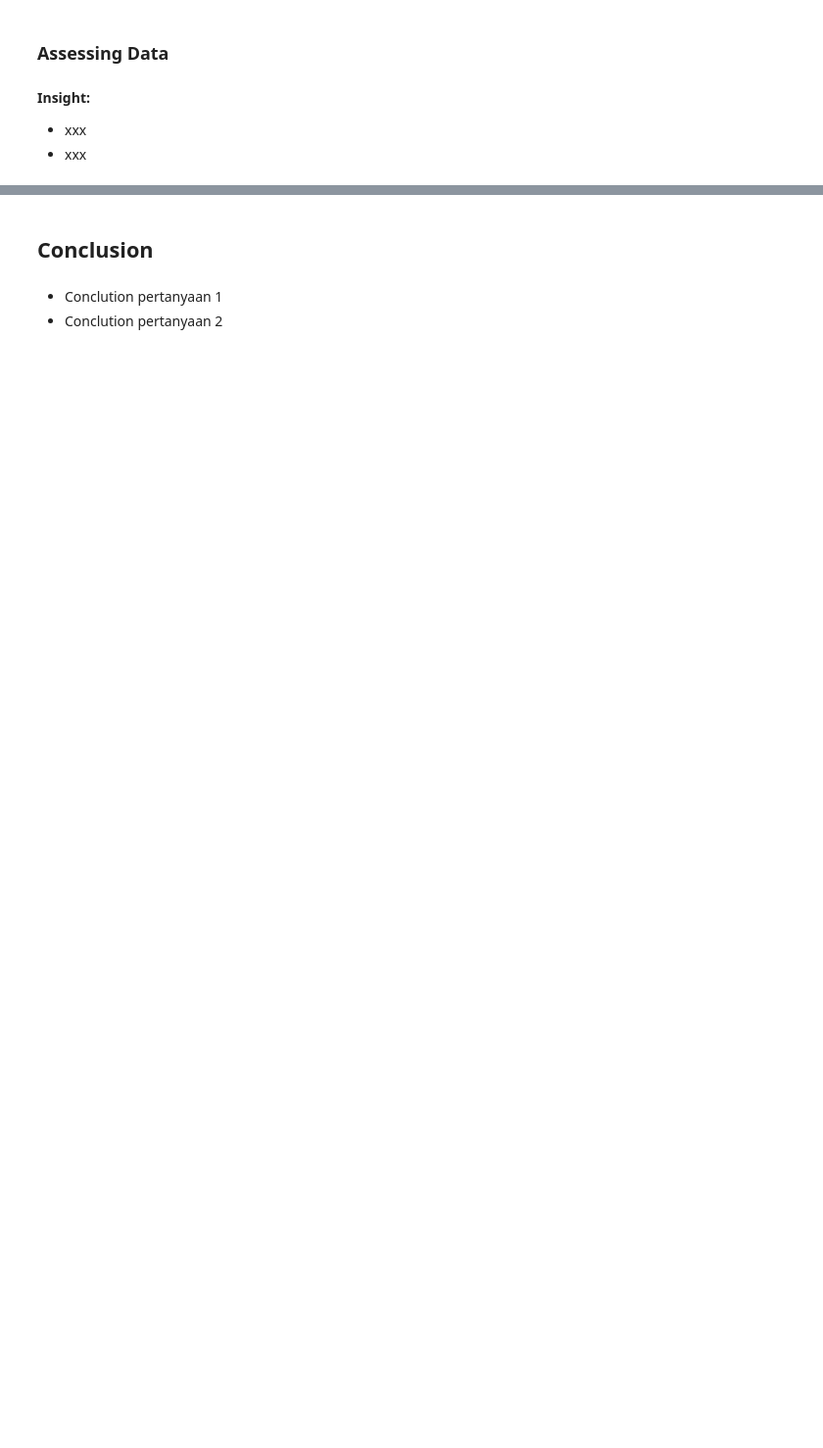
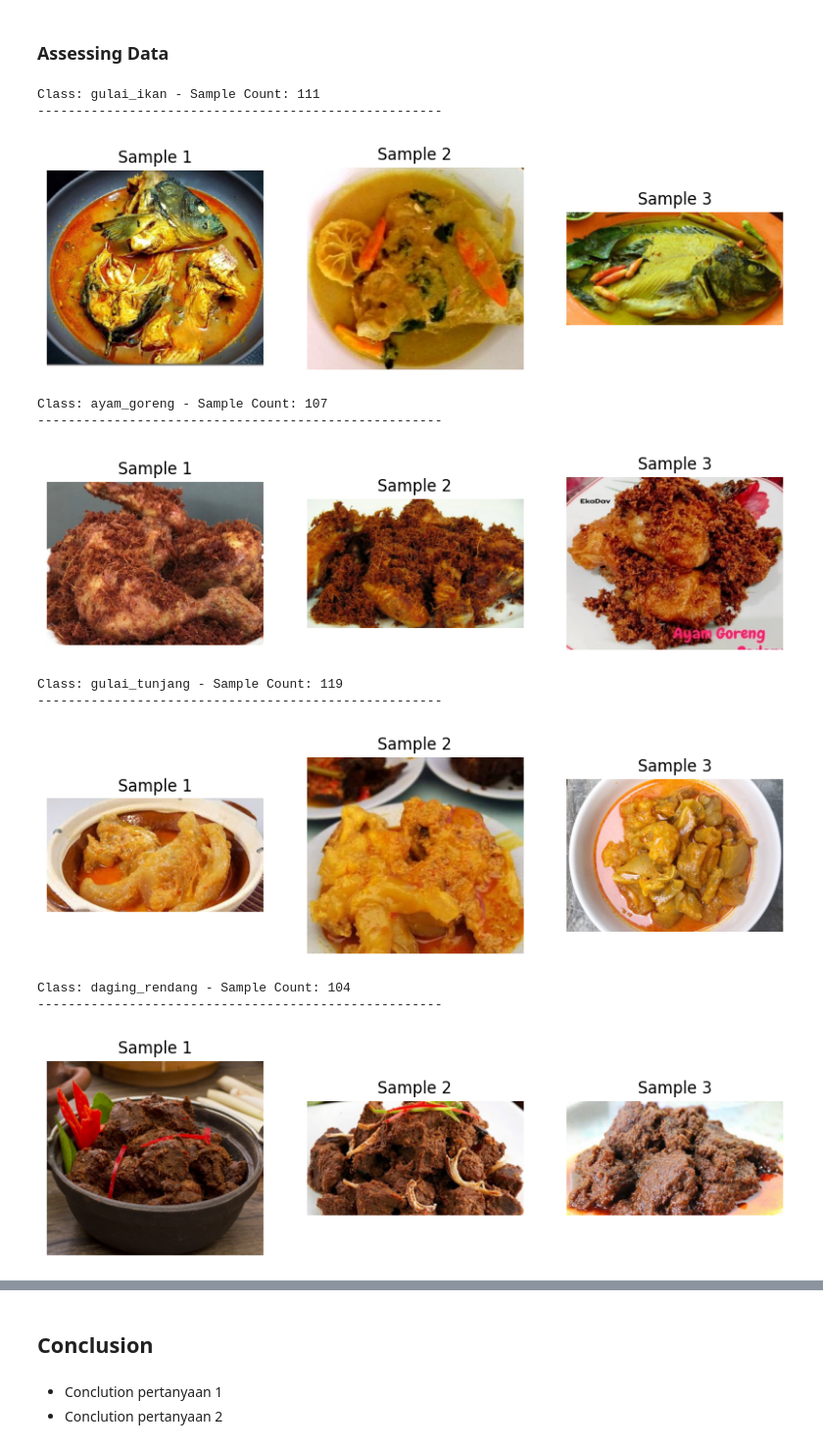
Before and after one commit to CaloCare/MachineLearning, a Jupyter notebook: CaloCare.ipynb, the cells around one changed output, grey strips where cells are left out. Shown at 98% size. Saved outputs shown, nothing was run; the diff lists cells and outputs as text; code cells hidden in the pictures; blank space fills up the shorter version.

```diff
--- a/CaloCare.ipynb
+++ b/CaloCare.ipynb
@@ -148,6 +68,56 @@ Jumlah data test: 384
 # %% [markdown]
 ### Assessing Data
-# %% [markdown]
-**Insight:**
-- xxx
-- xxx
+# %%
+# Define the dataset folder location
+dataset_folder = "/content/padangfood/dataset_padang_food"
+
+# Create a dictionary to store the number of samples in each class
+class_counts = {}
+
+# Loop through each class in the dataset
+for class_name in os.listdir(dataset_folder):
+    class_folder = os.path.join(dataset_folder, class_name)
+
+    # Ensure that only folders (not files) are processed in the loop
+    if os.path.isdir(class_folder):
+        # Count the number of images in each class
+        num_images = len([f for f in os.listdir(class_folder) if os.path.isfile(os.path.join(class_folder, f))]) # only count files, not directories
+        class_counts[class_name] = num_images
+
+        # Display some sample images from each class
+        print(f"Class: {class_name} - Sample Count: {num_images}")
+        print("-----------------------------------------------------")
+        plt.figure(figsize=(10, 5))
+        for i, image_file in enumerate([f for f in os.listdir(class_folder) if os.path.isfile(os.path.join(class_folder, f))][:3]): # loop over files, not directories
+            # Full path to the image
+            image_path = os.path.join(class_folder, image_file)
+            # Read and display the image using Matplotlib
+            plt.subplot(1, 3, i + 1)
+            image = mpimg.imread(image_path)
+            plt.imshow(image)
+            plt.title(f"Sample {i + 1}")
+            plt.axis('off')  # Remove axes
+        plt.show()
+        print("\n")
+
+# Display the sample distribution for each class
+plt.figure(figsize=(10, 5))
+plt.bar(class_counts.keys(), class_counts.values())
+plt.title('Sample Distribution by Class')
+plt.xlabel('Class')
+plt.ylabel('Sample Count')
+plt.xticks(rotation=45)
+plt.show()
+# %% [output]
+Class: gulai_ikan - Sample Count: 111
+-----------------------------------------------------
+[figure, added]
+Class: ayam_goreng - Sample Count: 107
+-----------------------------------------------------
+[figure, added]
+Class: gulai_tunjang - Sample Count: 119
+-----------------------------------------------------
+[figure, added]
+Class: daging_rendang - Sample Count: 104
+-----------------------------------------------------
+[figure, added]
```
Also changed, not shown: parts of 40 cells of this notebook.
